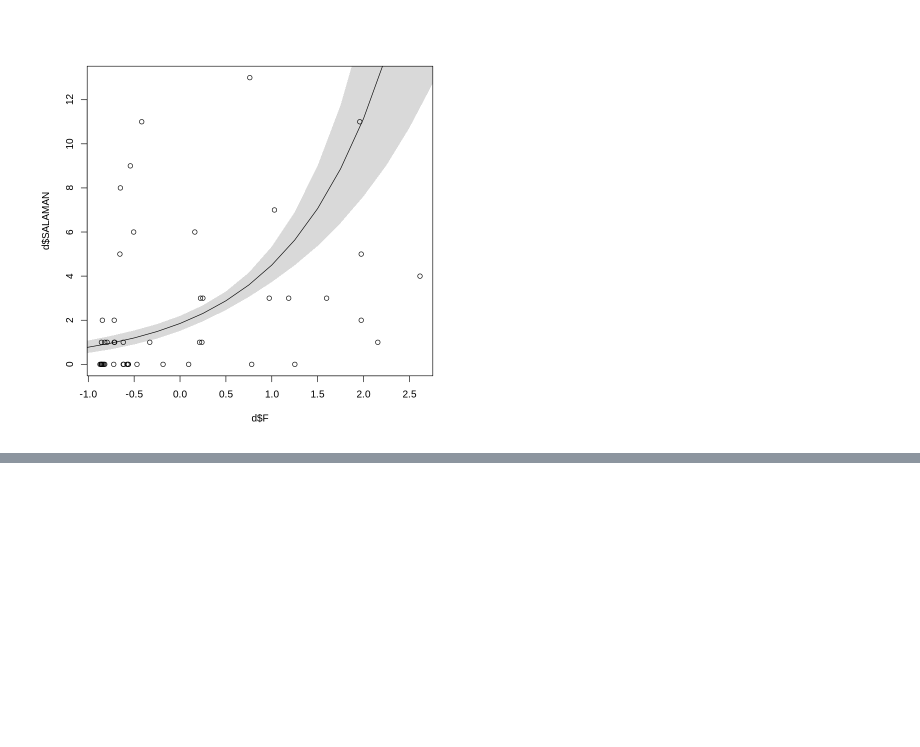
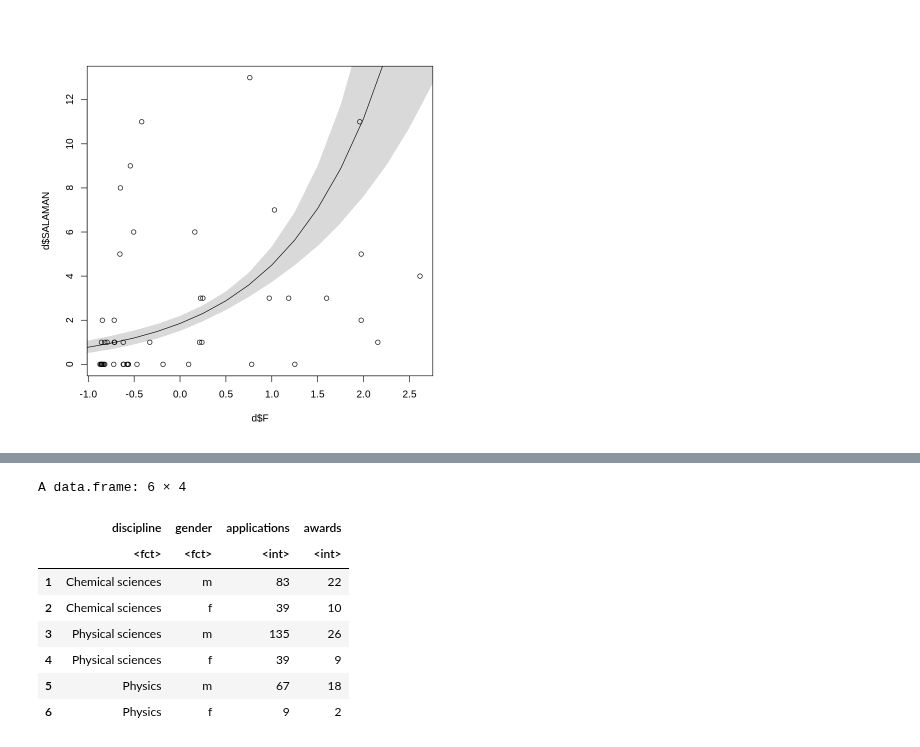
Before and after one commit to nicklausmillican/StatisticalRethinkingIISolutions, a Jupyter notebook: StatisticalRethinkingSolutions2_Ch11.ipynb, the cells around one changed output, grey strips where cells are left out. Saved outputs shown, nothing was run; the diff lists cells and outputs as text; code cells hidden in the pictures; blank space fills up the shorter version.

```diff
--- a/StatisticalRethinkingSolutions2_Ch11.ipynb
+++ b/StatisticalRethinkingSolutions2_Ch11.ipynb
@@ -1216,0 +1224,14 @@ shade(sim_PI2, F_seq)
+# %%
+data(NWOGrants)
+d <- NWOGrants
+head(d)
+# %% [output]
+A data.frame: 6 × 4
+|  | discipline | gender | applications | awards |
+|  | <fct> | <fct> | <int> | <int> |
+| 1 | Chemical sciences | m | 83 | 22 |
+| 2 | Chemical sciences | f | 39 | 10 |
+| 3 | Physical sciences | m | 135 | 26 |
+| 4 | Physical sciences | f | 39 | 9 |
+| 5 | Physics | m | 67 | 18 |
+| 6 | Physics | f | 9 | 2 |
```
Also changed, not shown: parts of 16 cells of this notebook.
